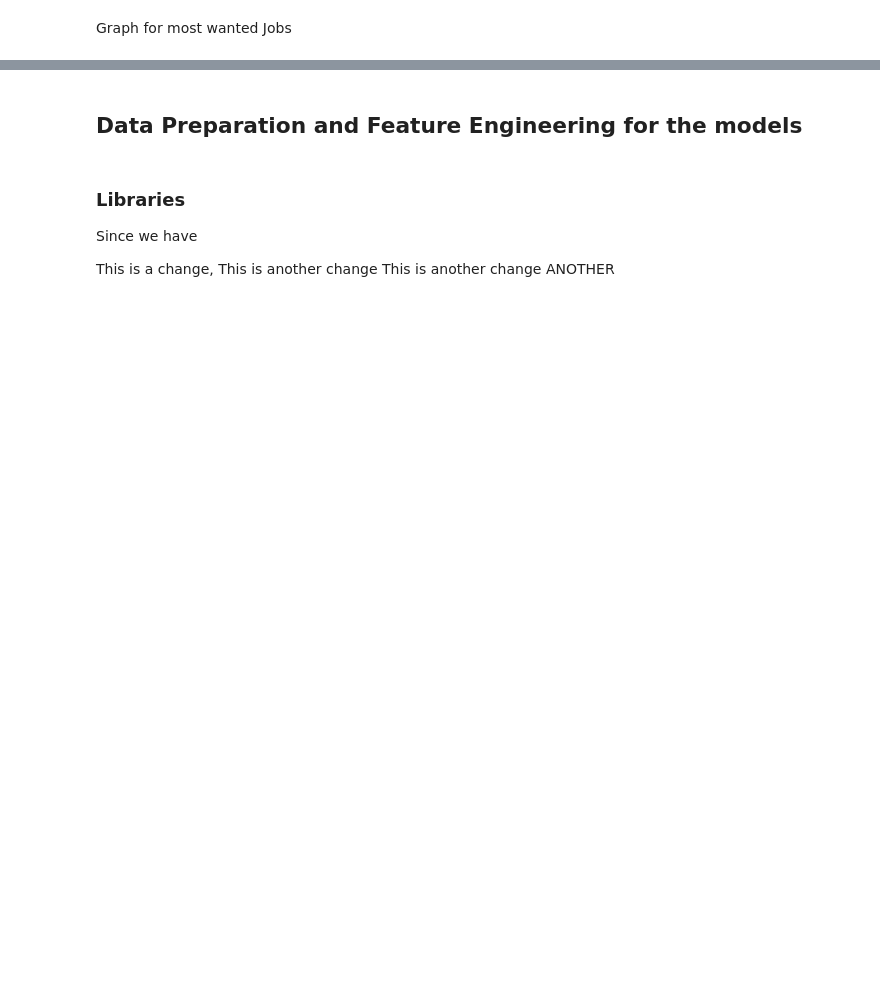
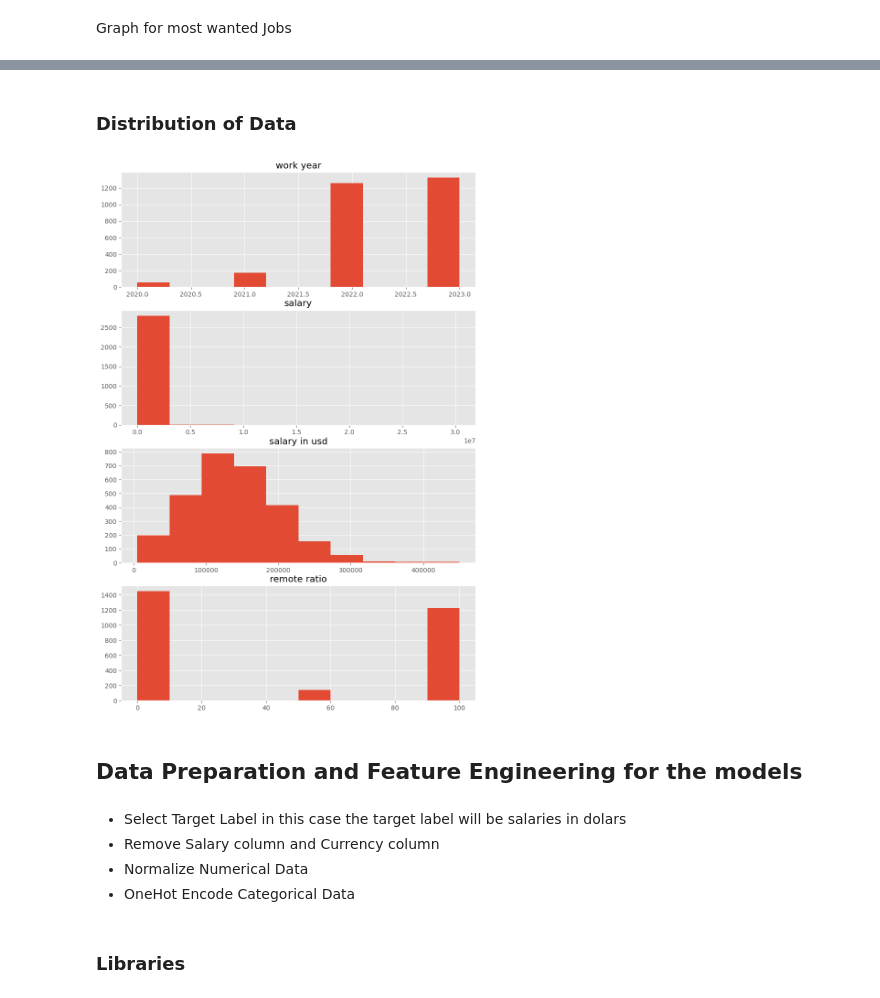
Before and after one commit to dipomari/DS-Salries-Prediction, a Jupyter notebook: data science salaries/data science salaries.ipynb, the cells around one changed output, grey strips where cells are left out. Saved outputs shown, nothing was run; the diff lists cells and outputs as text; code cells hidden in the pictures; blank space fills up the shorter version.

```diff
--- a/data science salaries/data science salaries.ipynb
+++ b/data science salaries/data science salaries.ipynb
@@ -207,9 +207,19 @@ px.box(y_train)
+# %% [markdown]
+### Distribution of Data
+# %%
+fig, ax = plt.subplots(4, figsize=(10, 15))
+
+for i in range(len(num_columns)):
+    ax[i].hist(df_train[num_columns[i]])
+    ax[i].set(title=num_columns[i])
+# %% [output]
+[figure, added]
 # %% [markdown]
 ## Data Preparation and Feature Engineering for the models
+# %% [markdown]
+- Select Target Label in this case the target label will be salaries in dolars
+- Remove Salary column and Currency column
+- Normalize Numerical Data
+- OneHot Encode Categorical Data
 # %% [markdown]
 ### Libraries
-Since we have
-
-This is a change,
-This is another change
-This is another change ANOTHER
```
Also changed, not shown: parts of 9 cells of this notebook.
